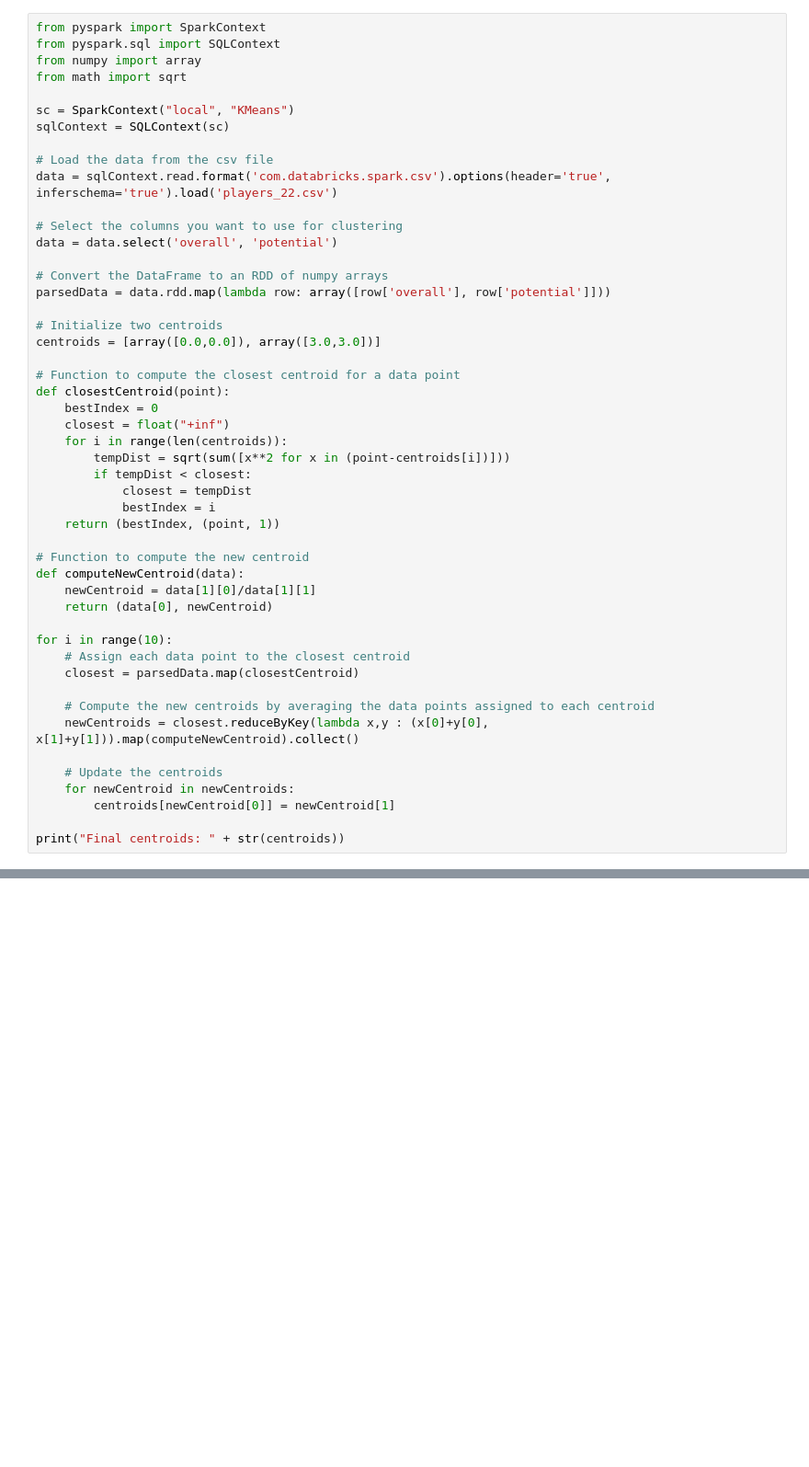
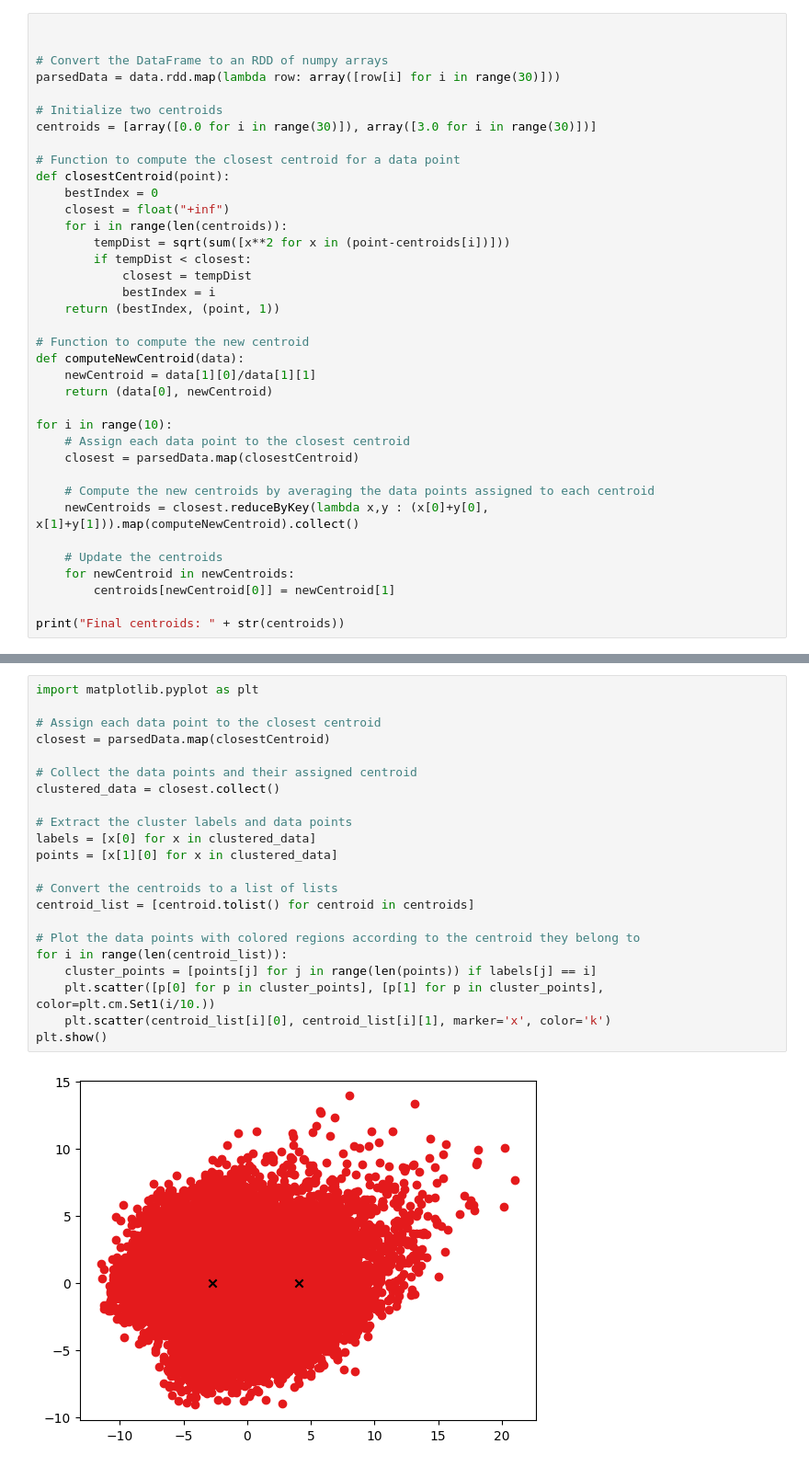
Before and after one commit to ahmedihabb2/Big-Domty, a Jupyter notebook: models/clustering/clustering.ipynb, the cells around one changed output, grey strips where cells are left out. Shown: that part at 92% size. Saved outputs shown, nothing was run; the diff lists cells and outputs as text; blank space fills up the shorter version.

Commit message:
More progress in clustering

```diff
--- a/models/clustering/clustering.ipynb
+++ b/models/clustering/clustering.ipynb
@@ -1,23 +50,11 @@
 # %%
-from pyspark import SparkContext
-from pyspark.sql import SQLContext
-from numpy import array
-from math import sqrt
 
-sc = SparkContext("local", "KMeans")
-sqlContext = SQLContext(sc)
-
-# Load the data from the csv file
-data = sqlContext.read.format('com.databricks.spark.csv').options(header='true', inferschema='true').load('players_22.csv')
-
-# Select the columns you want to use for clustering
-data = data.select('overall', 'potential')
 
 # Convert the DataFrame to an RDD of numpy arrays
-parsedData = data.rdd.map(lambda row: array([row['overall'], row['potential']]))
+parsedData = data.rdd.map(lambda row: array([row[i] for i in range(30)]))
 
 # Initialize two centroids
-centroids = [array([0.0,0.0]), array([3.0,3.0])]
+centroids = [array([0.0 for i in range(30)]), array([3.0 for i in range(30)])]
 
 # Function to compute the closest centroid for a data point
 def closestCentroid(point):
@@ -49,0 +103,24 @@ print("Final centroids: " + str(centroids))
+# %%
+import matplotlib.pyplot as plt
+
+# Assign each data point to the closest centroid
+closest = parsedData.map(closestCentroid)
+
+# Collect the data points and their assigned centroid
+clustered_data = closest.collect()
+
+# Extract the cluster labels and data points
+labels = [x[0] for x in clustered_data]
+points = [x[1][0] for x in clustered_data]
+
+# Convert the centroids to a list of lists
+centroid_list = [centroid.tolist() for centroid in centroids]
+
+# Plot the data points with colored regions according to the centroid they belong to
+for i in range(len(centroid_list)):
+    cluster_points = [points[j] for j in range(len(points)) if labels[j] == i]
+    plt.scatter([p[0] for p in cluster_points], [p[1] for p in cluster_points], color=plt.cm.Set1(i/10.))
+    plt.scatter(centroid_list[i][0], centroid_list[i][1], marker='x', color='k')
+plt.show()
+# %% [output]
+[figure, added]
```
Also changed, not shown: parts of 5 cells of this notebook.
